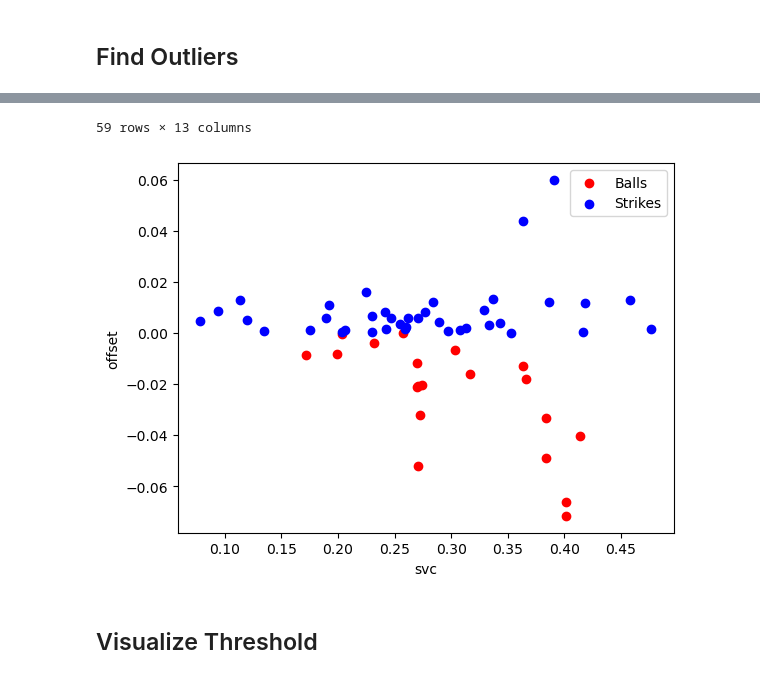
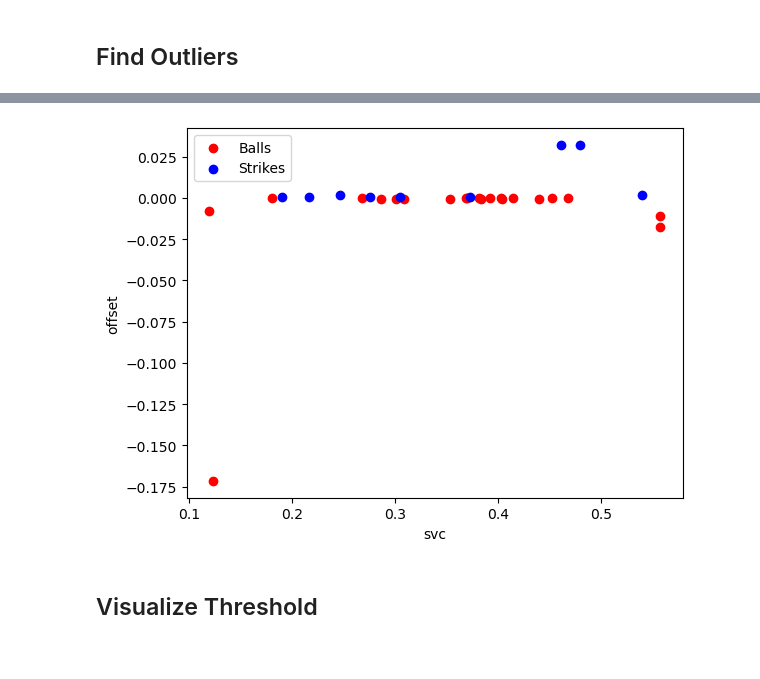
Before and after one commit to xSke/resim, a Jupyter notebook: notebooks/find_roll_formula_strikes-s19.ipynb, the cells around one changed output, grey strips where cells are left out. Drawn from its saved outputs; the diff is of its cells as text; code cells hidden in the pictures.

Commit message:
allllmost have strike formula. need to fix some data errors and nail down the hype coefficient?

```diff
--- a/notebooks/find_roll_formula_strikes-s19.ipynb
+++ b/notebooks/find_roll_formula_strikes-s19.ipynb
@@ -143,3 +111,12 @@ Index(['event_type', 'roll', 'passed', 'what1', 'what2', 'batting_team_hype',
+# %%
+df["ruth_cold"] = (10 * df["ruth_vibes"] + 1 * df["cold_vibes"]) / 11
+df["fwd2"] = df["forwardness"] ** 2
+df["fwd3"] = df["forwardness"] ** 3
+df["mox-musc"] = df["mox_scaled"] - df["musc_scaled"]
+df["abs_mox-musc"] = np.abs(df["mox-musc"])
+df["hypediff"] = (df["pitching_team_hype"] - df["batting_team_hype"]) * (1 + 0.2 * df["pitcher_vibes"])
+df["batting_team_hybes"] = df["batting_team_hype"] * (1 + 0.2 * df["pitcher_vibes"])
+df["pitching_team_hybes"] = df["pitching_team_hype"] * (1 + 0.2 * df["pitcher_vibes"])
 # %% [markdown]
 ## Filter data
 Handles swapping between flinch and no-flinch situations, and excluding things like ON_FIRE.
@@ -341,7 +176,3 @@ digest_list = [
 # dfc.groupby(["batting_team_mods"]).size()
 # %% [markdown]
 ## SVC fit
-# %%
-dfc["musc_pow"] = dfc["musc_0.5"]
-dfc["mox_pow"] = dfc["mox_1.5"]
-dfc["musc_mox"] = dfc["musc_pow"] * dfc["mox_pow"]
@@ -576,6 +336,7 @@ dfc_balls = dfc[dfc["event_type"] == "Ball"]
 # %%
 dfc["offset"] = dfc["roll"] - dfc["threshold"]
 outliers = dfc[(dfc["passed"] & (dfc["offset"] >= 0)) | (~dfc["passed"] & (dfc["offset"] <= 0))]
+# outliers = outliers[outliers["forwardness"] < 0.5]
 
 fig, ax = plt.subplots(1)
 x_val = "svc"
@@ -591,79 +352,55 @@ ax.scatter(
     color="blue",
     label="Strikes",
 )
-# ax.scatter(
-#     outliers[outliers["pitcher_mods"].astype(str).str.contains("OVERUNDER")][x_val],
-#     outliers[outliers["pitcher_mods"].astype(str).str.contains("OVERUNDER")]["offset"],
-#     color="black",
-#     label="Curry",
-# )
 ax.set_xlabel(x_val)
 ax.set_ylabel("offset")
 ax.legend()
 
 table = outliers
 
-# table.groupby(["batting_team_mods"]).size()
-# pd.set_option("display.max_rows", 100)  # default 60
-# outliers_by_pitcher = table.groupby(["pitcher_name"]).size()
-# pitches_by_pitcher = dfc.groupby(["pitcher_name"]).size()
-
-# outlier_fraction = pitches_by_pitcher.copy()
-# for pitcher in outlier_fraction.index:
-#     if pitcher in outliers_by_pitcher.index:
-#         outlier_fraction[pitcher] = outliers_by_pitcher[pitcher]/pitches_by_pitcher[pitcher]
-#     else:
-#         outlier_fraction[pitcher] = 0
-
-
-# outliers_by_batter = table.groupby(["batter_name"]).size()
-# pitches_by_batter = dfc.groupby(["batter_name"]).size()
-
-# outlier_fraction_b = pitches_by_batter.copy()
-# for batter in outlier_fraction_b.index:
-#     if batter in outliers_by_batter.index:
-#         outlier_fraction_b[batter] = outliers_by_batter[batter]/pitches_by_batter[batter]
-#     else:
-#         outlier_fraction_b[batter] = 0
-# outlier_fraction.sort_values()
-# dfc.groupby(["pitcher_name"]).size().sort_values()
+# print(outliers.groupby(["batter_mods"]).size().sort_values())
+# print(outliers.groupby(["pitcher_mods"]).size().sort_values())
+# print(outliers.groupby(["batting_team_mods"]).size().sort_values())
+# print(outliers.groupby(["pitching_team_mods"]).size().sort_values())
 print(outliers.groupby("season").size())
-pd.set_option("display.max_rows", 10)  # default 60
+# pd.set_option("display.max_rows", 10)  # default 60
 table[#.loc[#table["pitching_team_mods"].astype(str).str.contains("FIREPROOF"),
     [
-        "offset",  # "home_score", "away_score", "top_of_inning", "inning",
+        # "home_score", "away_score", "top_of_inning", "inning",
         # "pitcher_mul",
         # "batter_mul",
         "event_type",
         "roll",
         "threshold",
+        "offset",
         # "svc",
-        "ruth_vibes",
-        "cold_vibes",
+        # "ruth_vibes",
+        # "cold_vibes",
         # "pitcher_ruthlessness",
         # "batter_vibes",
         # "mox_scaled",
         # "musc_scaled",
         # "ballpark_forwardness",
         # "pitcher_coldness",
-        # "batter_name",
-        # "pitcher_name",
-        # "batter_mods",
+        # "hypediff",
+        "batter_name",
+        "pitcher_name",
+        "batter_mods",
         "pitcher_mods",
-        # "batting_team_mods",
+        "batting_team_mods",
         "pitching_team_mods",
         "day",
         "game_id",
         "play_count",
         "weather",
-        #  'ball_count',
-        #  'strike_count',
-        #  'out_count',
+         'ball_count',
+         'strike_count',
+         'out_count',
+        # "baserunner_count",
         # "inning",
         # "home_score",
         # "away_score",
-        # "top_of_inning",
-        "day",
+        "top_of_inning",
     ]
 ].sort_values("offset")#.loc[table["pitcher_mods"].astype(str).str.contains("OVERUNDER"), :]
 # pd.set_option("display.max_rows", 60)  # default 60
@@ -686,5 +428,4 @@ dtype: int64
-59 rows × 13 columns
-[figure, old version]
+[figure, new version]
 # %%
 # plt.plot(np.arange(len(outlier_fraction))/len(outlier_fraction), outlier_fraction.sort_values(), '.-')
 # plt.plot(np.arange(len(outlier_fraction_b))/len(outlier_fraction_b), outlier_fraction_b.sort_values(), '.-')
```
Also changed, not shown: parts of 45 cells of this notebook, 3 other files.
